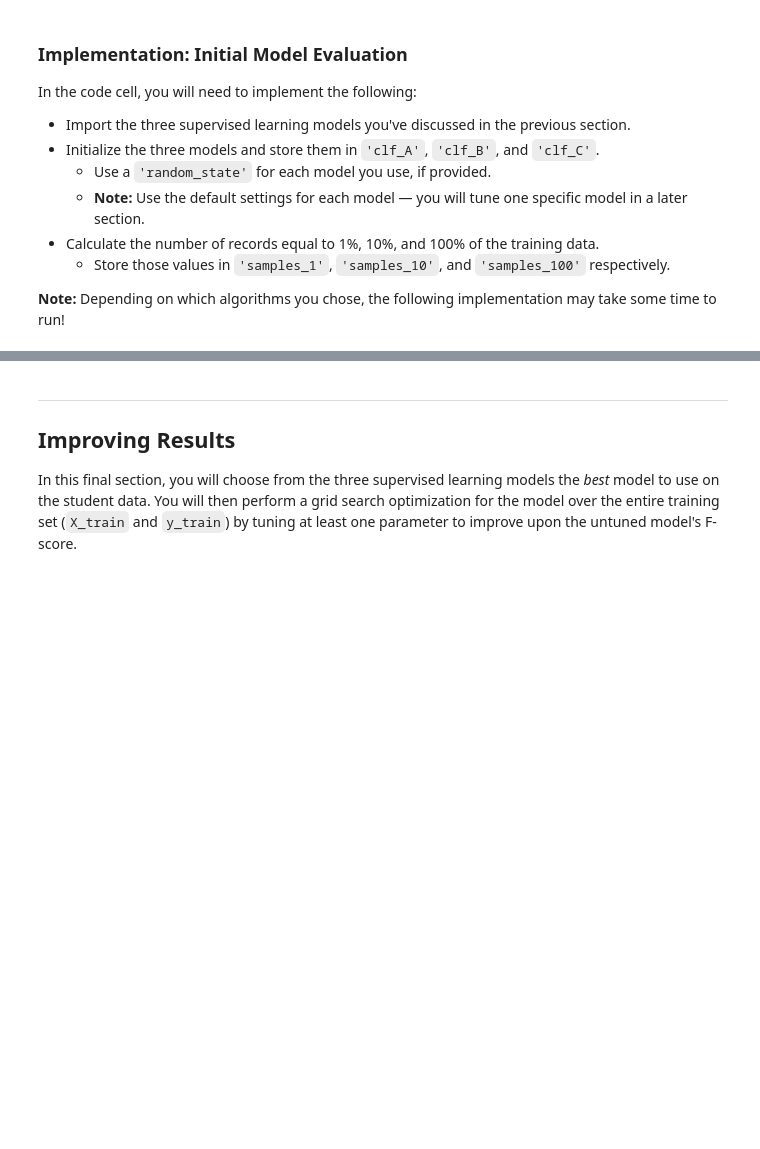
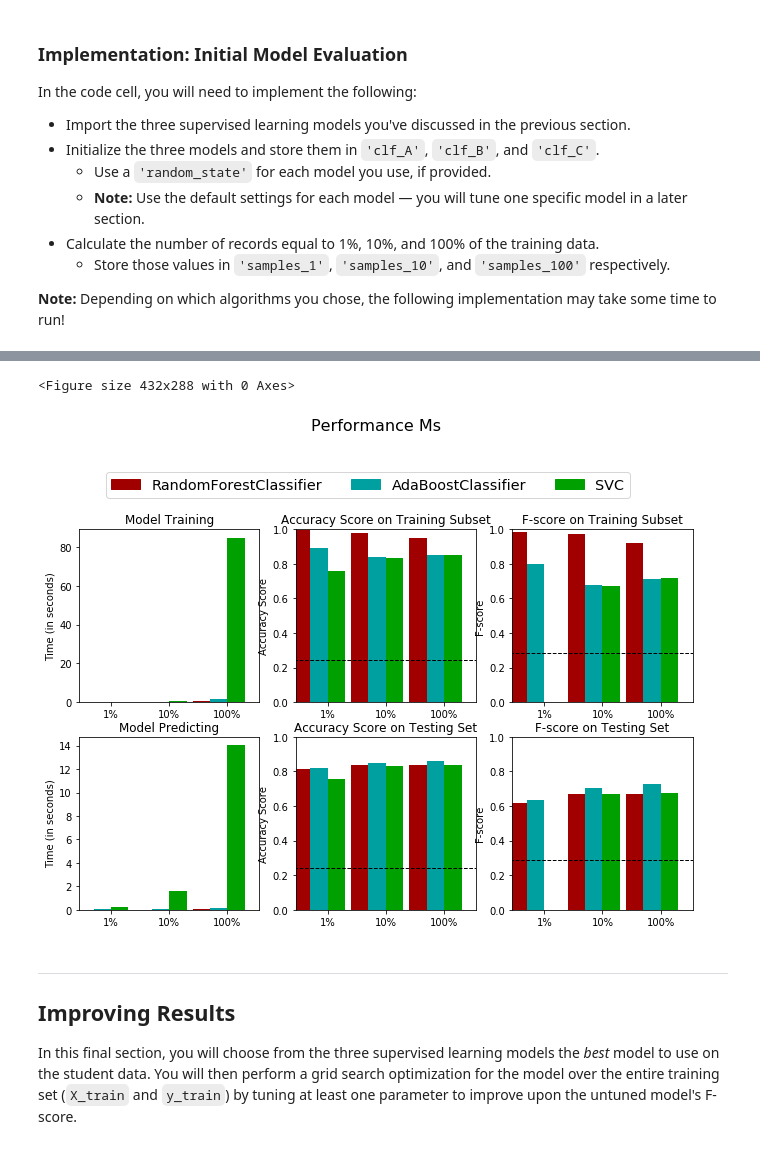
Before and after one commit to amrfarid140/ml-term1-projects, a Jupyter notebook: p1_charityml/finding_donors.ipynb, the cells around one changed output, grey strips where cells are left out. Cells and saved outputs as stored; diff of their text form; code cells hidden in the pictures; blank space fills up the shorter version.

```diff
--- a/p1_charityml/finding_donors.ipynb
+++ b/p1_charityml/finding_donors.ipynb
@@ -399,3 +511,8 @@ vs.evaluate(results, accuracy, fscore)
+# %%
+evaluate(results, accuracy, fscore)
+# %% [output]
+<Figure size 432x288 with 0 Axes>
+[figure, added]
 # %% [markdown]
 ----
 ## Improving Results
```
Also changed, not shown: parts of 22 cells of this notebook, 3 other files.
